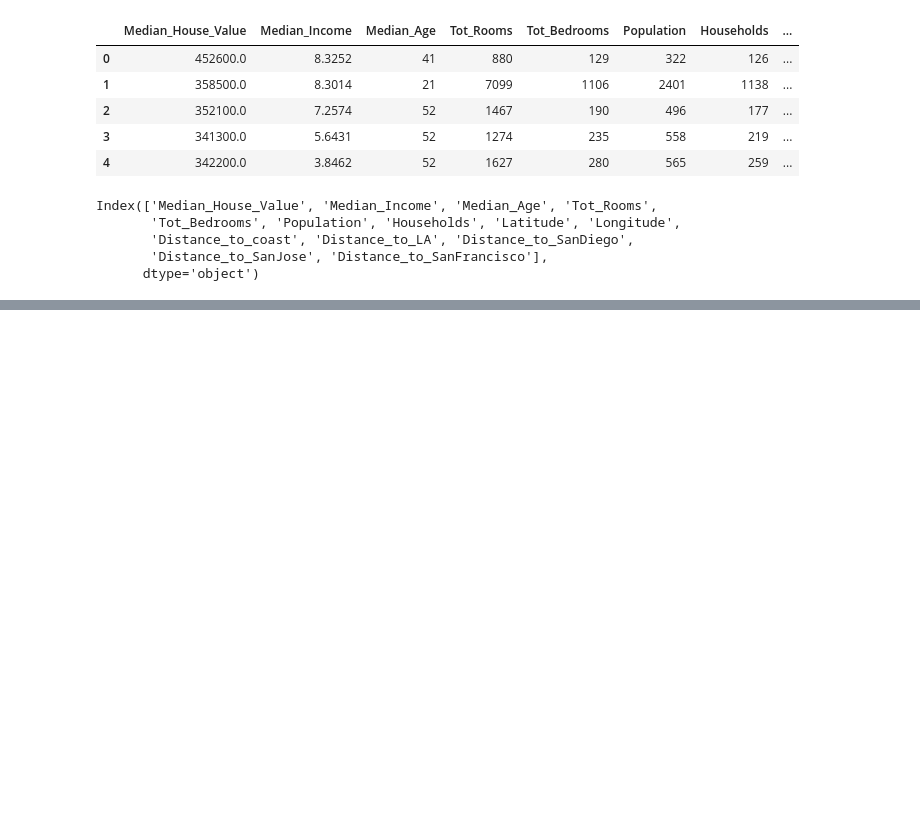
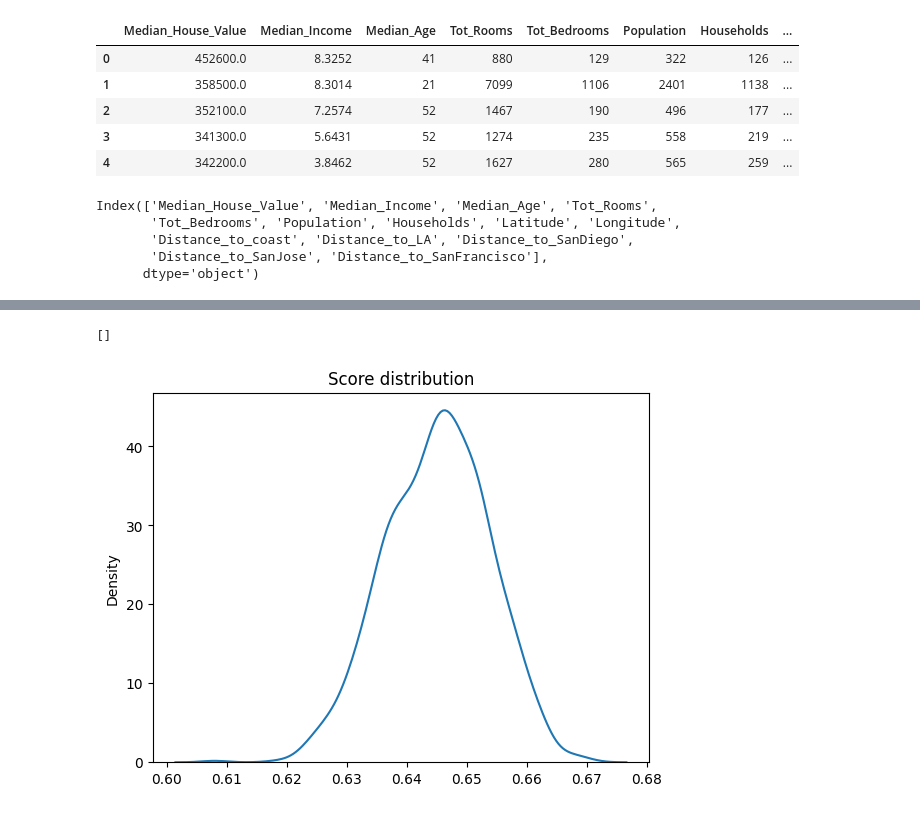
Before and after one commit to Rcgil30/Final-Project-Optimization-202410, a Jupyter notebook: ML model 1/Linear_Regression.ipynb, the cells around one changed output, grey strips where cells are left out. Cells and saved outputs as stored; diff of their text form; code cells hidden in the pictures; blank space fills up the shorter version.

```diff
--- a/ML model 1/Linear_Regression.ipynb
+++ b/ML model 1/Linear_Regression.ipynb
@@ -69,0 +65,7 @@ regression.score(dfTest[inputs], dfTest[output])
+# %%
+sns.kdeplot(score)
+plt.title("Score distribution")
+plt.plot()
+# %% [output]
+[]
+[figure, added]
```
Also changed, not shown: parts of 18 cells of this notebook, 6 other files.
